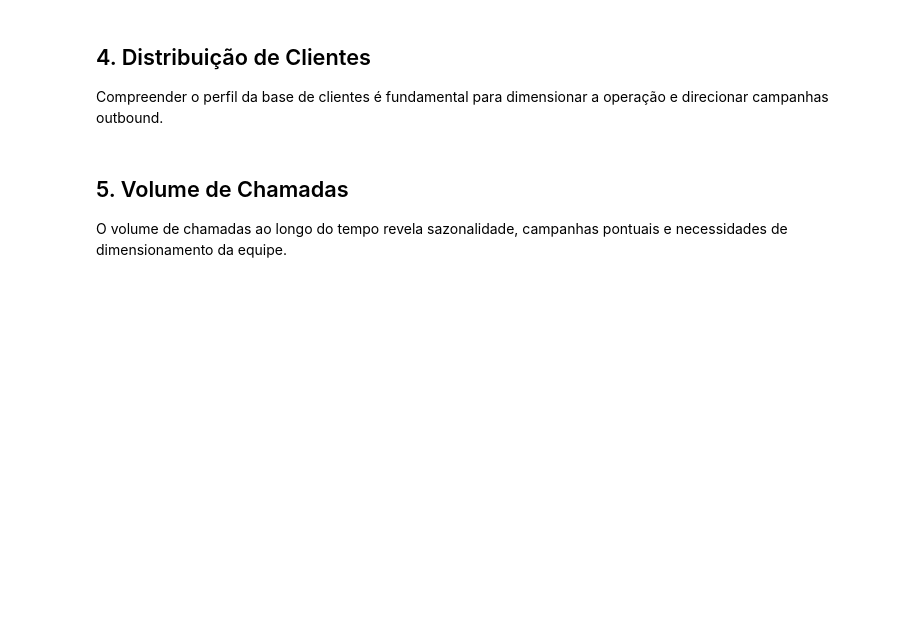
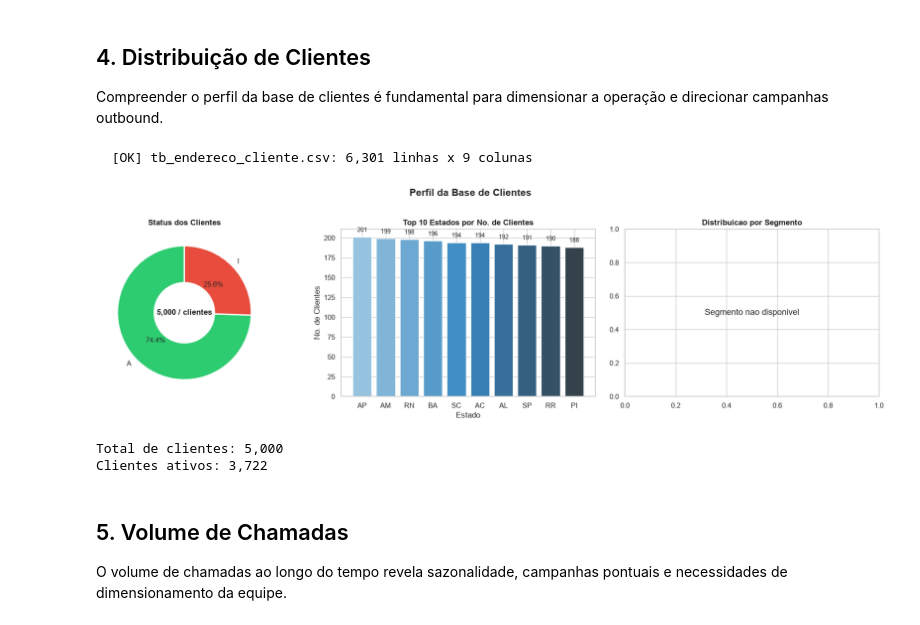
Before and after one commit to ilcileyjunior01/contact-center-data-lakehouse, a Jupyter notebook: notebooks/01_exploratory_data_analysis.ipynb, the cells around one changed output. Drawn from its saved outputs; the diff is of its cells as text; code cells hidden in the pictures; blank space fills up the shorter version.

```diff
--- a/notebooks/01_exploratory_data_analysis.ipynb
+++ b/notebooks/01_exploratory_data_analysis.ipynb
@@ -246,52 +291,69 @@ print(f'Percentual geral de completude: {100 - (tb_chamada.isnull().sum().sum()
 Compreender o perfil da base de clientes é fundamental para dimensionar a operação e direcionar campanhas outbound.
 # %%
 # ============================================================
-# DISTRIBUIÇÃO DE CLIENTES
+# DISTRIBUICAO DE CLIENTES
 # ============================================================
+
+# Enriquecer tb_cliente com ds_estado de tb_endereco_cliente
+tb_endereco = load_or_simulate('tb_endereco_cliente.csv', lambda: pd.DataFrame({
+    'id_cliente': range(1, N_CLIENTES + 1),
+    'ds_estado': np.random.choice(ESTADOS, N_CLIENTES)
+}))
+if 'ds_estado' not in tb_cliente.columns:
+    _end = tb_endereco[['id_cliente','ds_estado']].drop_duplicates('id_cliente')
+    tb_cliente = tb_cliente.merge(_end, on='id_cliente', how='left')
+    tb_cliente['ds_estado'] = tb_cliente['ds_estado'].fillna('SP')
+
 fig, axes = plt.subplots(1, 3, figsize=(18, 5))
 
 # --- Pie chart: Status do cliente ---
 status_counts = tb_cliente['st_cliente'].value_counts()
 colors_status = ['#2ecc71', '#e74c3c']
 wedge_props = dict(width=0.55, edgecolor='white', linewidth=2)
 axes[0].pie(status_counts.values, labels=status_counts.index,
             autopct='%1.1f%%', wedgeprops=wedge_props,
             colors=colors_status, startangle=90,
             textprops={'fontsize': 11})
 axes[0].set_title('Status dos Clientes', fontweight='bold')
 total = status_counts.sum()
-axes[0].text(0, 0, f'{total:,}\nclientes', ha='center', va='center', fontsize=12, fontweight='bold')
+axes[0].text(0, 0, f'{total:,} / clientes', ha='center', va='center', fontsize=12, fontweight='bold')
 
 # --- Bar chart: Clientes por Estado ---
 estado_counts = tb_cliente['ds_estado'].value_counts().head(10)
 bars = axes[1].bar(estado_counts.index, estado_counts.values,
                    color=sns.color_palette('Blues_d', len(estado_counts)),
                    edgecolor='white')
-axes[1].set_title('Top 10 Estados por Nº de Clientes', fontweight='bold')
+axes[1].set_title('Top 10 Estados por No. de Clientes', fontweight='bold')
 axes[1].set_xlabel('Estado')
-axes[1].set_ylabel('Nº de Clientes')
+axes[1].set_ylabel('No. de Clientes')
 for bar in bars:
     axes[1].text(bar.get_x() + bar.get_width()/2, bar.get_height() + 5,
                  f'{int(bar.get_height()):,}', ha='center', va='bottom', fontsize=9)
 
 # --- Bar chart: Clientes por Segmento ---
 if 'ds_segmento' in tb_cliente.columns:
     seg_counts = tb_cliente['ds_segmento'].value_counts()
-    colors_seg = sns.color_palette('Set2', len(seg_counts))
-    bars2 = axes[2].bar(seg_counts.index, seg_counts.values, color=colors_seg, edgecolor='white')
-    axes[2].set_title('Distribuição por Segmento', fontweight='bold')
+    bars2 = axes[2].bar(seg_counts.index, seg_counts.values,
+                        color=sns.color_palette('Set2', len(seg_counts)), edgecolor='white')
+    axes[2].set_title('Distribuicao por Segmento', fontweight='bold')
     axes[2].set_xlabel('Segmento')
-    axes[2].set_ylabel('Nº de Clientes')
-    for bar in bars2:
-        axes[2].text(bar.get_x() + bar.get_width()/2, bar.get_height() + 5,
-                     f'{int(bar.get_height()):,}', ha='center', va='bottom', fontsize=9)
+    axes[2].set_ylabel('No. de Clientes')
+else:
+    axes[2].text(0.5, 0.5, 'Segmento nao disponivel', ha='center', va='center',
+                 transform=axes[2].transAxes, fontsize=13)
+    axes[2].set_title('Distribuicao por Segmento', fontweight='bold')
 
-plt.suptitle('Perfil da Base de Clientes', fontsize=14, fontweight='bold')
+plt.suptitle('Perfil da Base de Clientes', fontsize=15, fontweight='bold', y=1.02)
 plt.tight_layout()
+plt.savefig('clientes_distribuicao.png', dpi=120, bbox_inches='tight')
 plt.show()
-
-print(f'\nBase ativa: {status_counts.get("ATIVO", 0):,} clientes ({status_counts.get("ATIVO",0)/total*100:.1f}%)')
-print(f'Base inativa: {status_counts.get("INATIVO", 0):,} clientes ({status_counts.get("INATIVO",0)/total*100:.1f}%)')
+print(f'Total de clientes: {len(tb_cliente):,}')
+print(f'Clientes ativos: {(tb_cliente["st_cliente"]=="A").sum():,}')
+# %% [output]
+  [OK] tb_endereco_cliente.csv: 6,301 linhas x 9 colunas
+[figure, added]
+Total de clientes: 5,000
+Clientes ativos: 3,722
 # %% [markdown]
 ## 5. Volume de Chamadas
 
```
Also changed, not shown: parts of 9 cells of this notebook, 5 other files.
